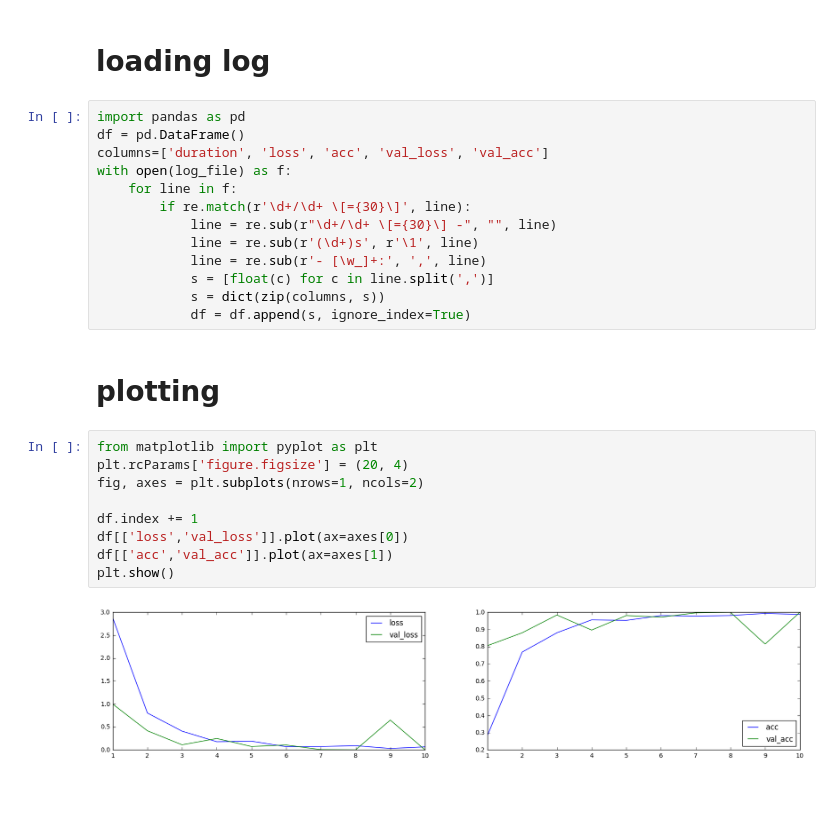
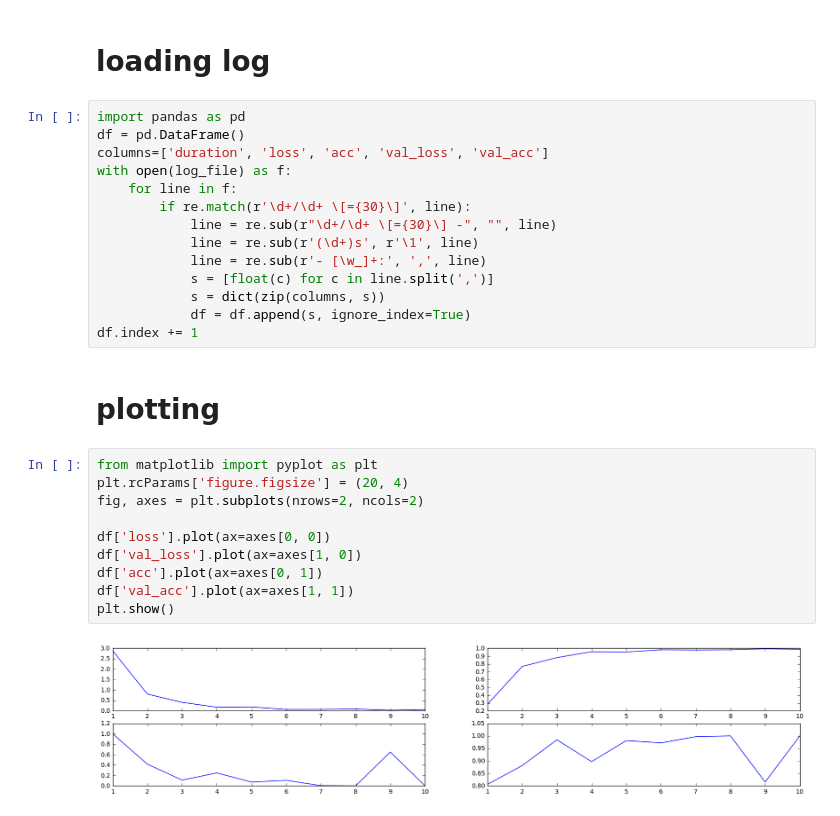
Before and after one commit to KanaadPathak/cs229final, a Jupyter notebook: notebook/keras_log_plotting.ipynb, the cells around one changed output. Cells and saved outputs as stored; diff of their text form.

Commit message:
update log plotting notebook

```diff
--- a/notebook/keras_log_plotting.ipynb
+++ b/notebook/keras_log_plotting.ipynb
@@ -15,16 +15,18 @@ with open(log_file) as f:
             s = [float(c) for c in line.split(',')]
             s = dict(zip(columns, s))
             df = df.append(s, ignore_index=True)
+df.index += 1
 # %% [markdown]
 # plotting
 # %%
 from matplotlib import pyplot as plt
 plt.rcParams['figure.figsize'] = (20, 4)
-fig, axes = plt.subplots(nrows=1, ncols=2)
+fig, axes = plt.subplots(nrows=2, ncols=2)
 
-df.index += 1
-df[['loss','val_loss']].plot(ax=axes[0])
-df[['acc','val_acc']].plot(ax=axes[1])
+df['loss'].plot(ax=axes[0, 0])
+df['val_loss'].plot(ax=axes[1, 0])
+df['acc'].plot(ax=axes[0, 1])
+df['val_acc'].plot(ax=axes[1, 1])
 plt.show()
 # %% [output]
-[figure, old version]
+[figure, new version]
```
